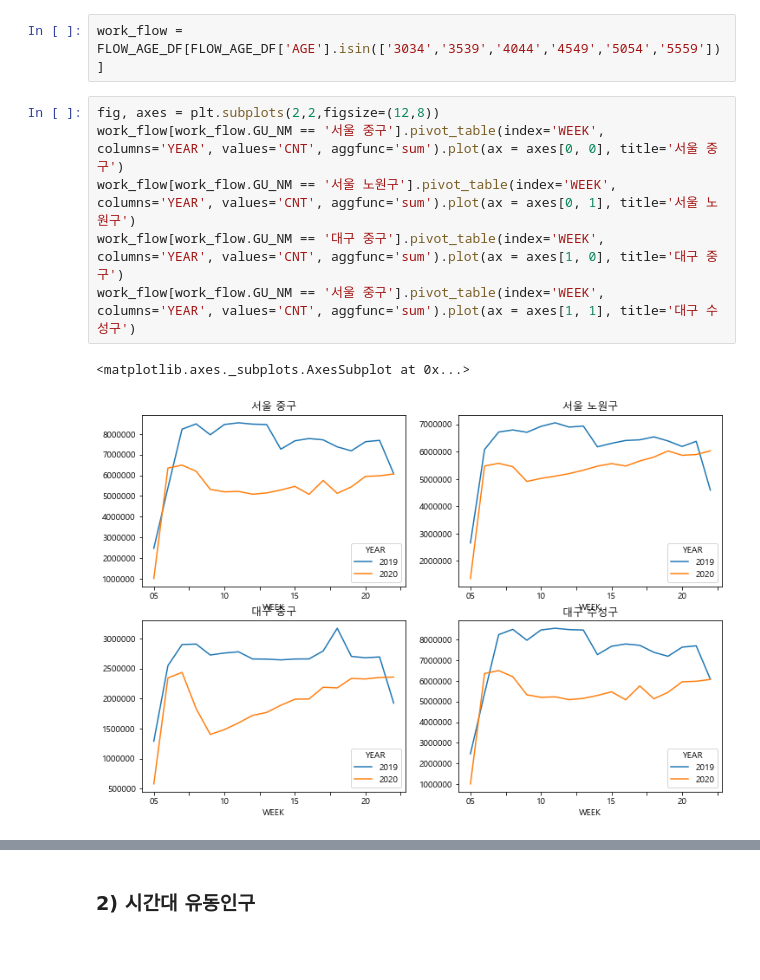
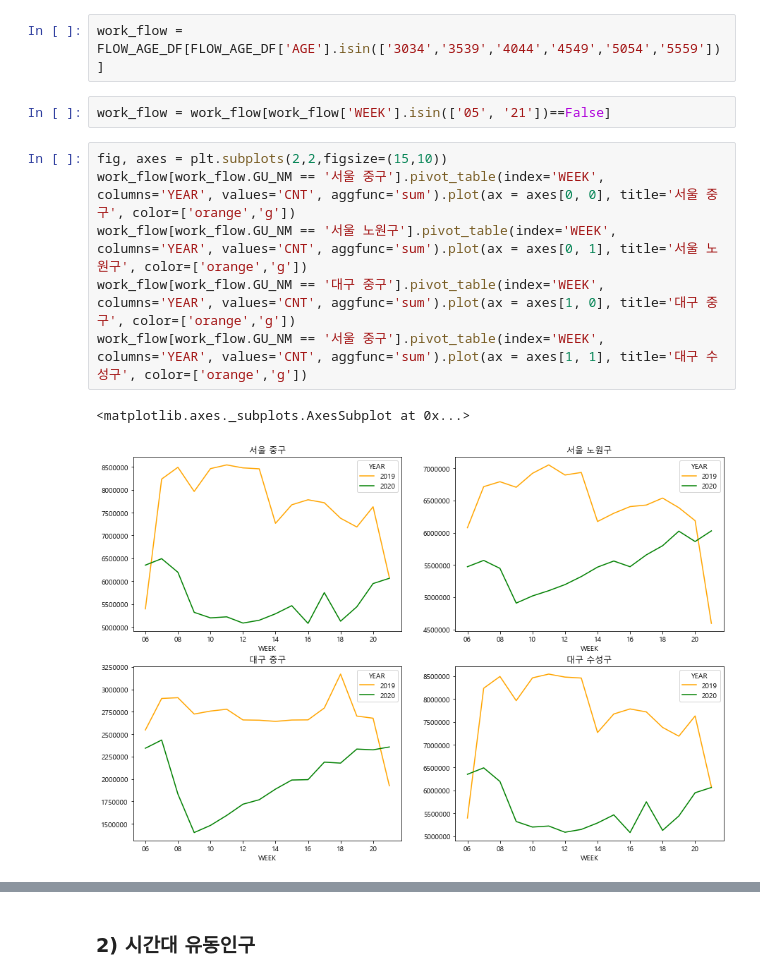
Before and after one commit to leechungpa/mcube, a Jupyter notebook: code/eda/1_유동인구.ipynb, the cells around one changed output, grey strips where cells are left out. Drawn from its saved outputs; the diff is of its cells as text; blank space fills up the shorter version.

```diff
--- a/code/eda/1_유동인구.ipynb
+++ b/code/eda/1_유동인구.ipynb
@@ -271,12 +266,14 @@ array(['0004', '0509', '1014', '1519', '2024', '2529', '3034', '3539',
       dtype=object)
 # %%
 work_flow = FLOW_AGE_DF[FLOW_AGE_DF['AGE'].isin(['3034','3539','4044','4549','5054','5559'])]
+# %%
+work_flow = work_flow[work_flow['WEEK'].isin(['05', '21'])==False]
 # %%
-fig, axes = plt.subplots(2,2,figsize=(12,8))
-work_flow[work_flow.GU_NM == '서울 중구'].pivot_table(index='WEEK', columns='YEAR', values='CNT', aggfunc='sum').plot(ax = axes[0, 0], title='서울 중구')
-work_flow[work_flow.GU_NM == '서울 노원구'].pivot_table(index='WEEK', columns='YEAR', values='CNT', aggfunc='sum').plot(ax = axes[0, 1], title='서울 노원구')
-work_flow[work_flow.GU_NM == '대구 중구'].pivot_table(index='WEEK', columns='YEAR', values='CNT', aggfunc='sum').plot(ax = axes[1, 0], title='대구 중구')
-work_flow[work_flow.GU_NM == '서울 중구'].pivot_table(index='WEEK', columns='YEAR', values='CNT', aggfunc='sum').plot(ax = axes[1, 1], title='대구 수성구')
+fig, axes = plt.subplots(2,2,figsize=(15,10))
+work_flow[work_flow.GU_NM == '서울 중구'].pivot_table(index='WEEK', columns='YEAR', values='CNT', aggfunc='sum').plot(ax = axes[0, 0], title='서울 중구', color=['orange','g'])
+work_flow[work_flow.GU_NM == '서울 노원구'].pivot_table(index='WEEK', columns='YEAR', values='CNT', aggfunc='sum').plot(ax = axes[0, 1], title='서울 노원구', color=['orange','g'])
+work_flow[work_flow.GU_NM == '대구 중구'].pivot_table(index='WEEK', columns='YEAR', values='CNT', aggfunc='sum').plot(ax = axes[1, 0], title='대구 중구', color=['orange','g'])
+work_flow[work_flow.GU_NM == '서울 중구'].pivot_table(index='WEEK', columns='YEAR', values='CNT', aggfunc='sum').plot(ax = axes[1, 1], title='대구 수성구', color=['orange','g'])
 # %% [output]
 <matplotlib.axes._subplots.AxesSubplot at 0x...>
-[figure, old version]
+[figure, new version]
```
Also changed, not shown: parts of 12 cells of this notebook.
